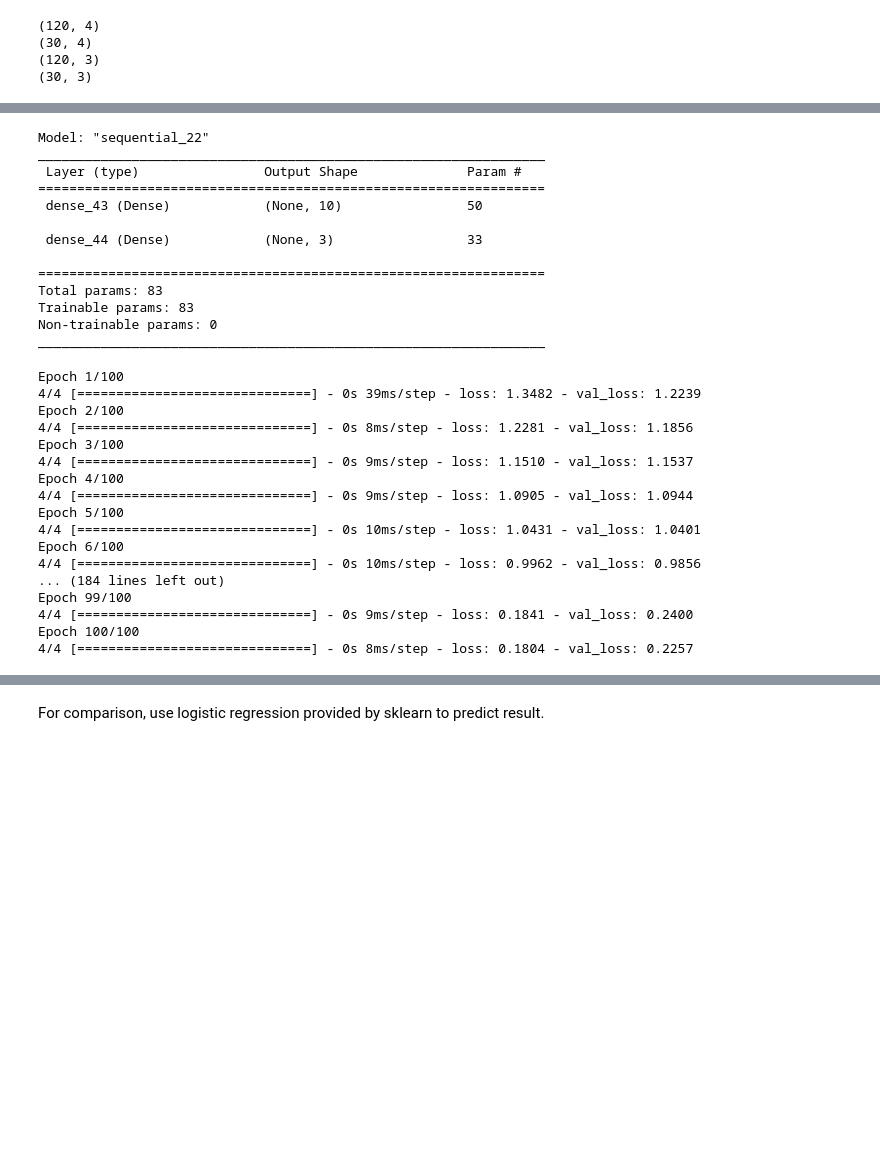
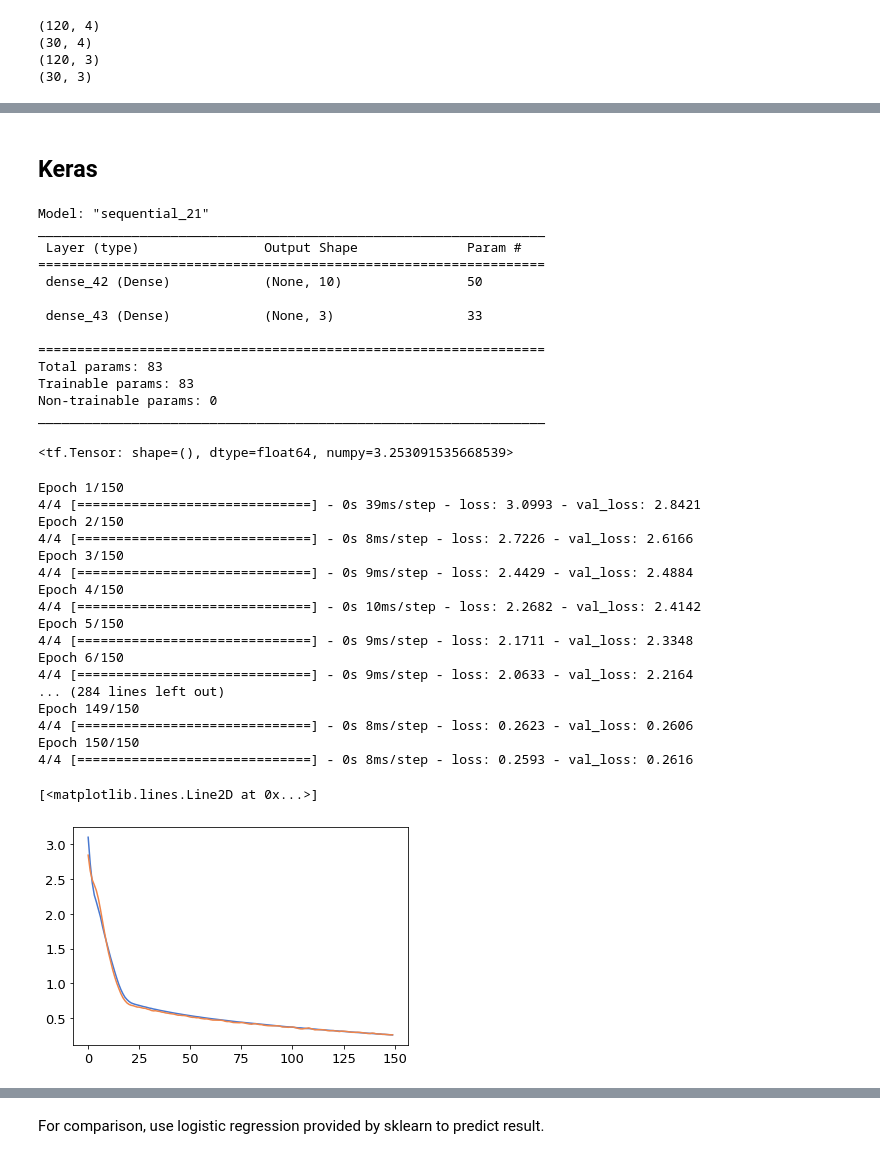
Before and after one commit to ztzhu1/basic, a Jupyter notebook: softmax.ipynb, the cells around one changed output, grey strips where cells are left out. Saved outputs shown, nothing was run; the diff lists cells and outputs as text; code cells hidden in the pictures; blank space fills up the shorter version.

```diff
--- a/softmax.ipynb
+++ b/softmax.ipynb
@@ -14,6 +14,10 @@ X_train, X_test, Y_train, Y_test = train_test_split(X, y, test_size=0.2, random_
 Y_train_encoded = OneHotEncoder().fit_transform(Y_train.reshape(-1, 1)).toarray()
 Y_test_encoded = OneHotEncoder().fit_transform(Y_test.reshape(-1, 1)).toarray()
 
+X_train = tf.convert_to_tensor(X_train)
+X_test = tf.convert_to_tensor(X_test)
+Y_train_encoded = tf.convert_to_tensor(Y_train_encoded)
+Y_test_encoded = tf.convert_to_tensor(Y_test_encoded)
 
 n0, m_total = X.shape
 print(X_train.shape)
@@ -28,43 +187,61 @@ print(Y_test_encoded.shape)
+# %% [markdown]
+## Keras
 # %%
+tf.random.set_seed(2)
 model = tf.keras.Sequential()
 model.add(tf.keras.layers.Dense(10, input_dim=X_train.shape[1], activation='relu'))
 model.add(tf.keras.layers.Dense(Y_train_encoded.shape[1], activation='softmax'))
 model.summary()
 # %% [output]
-Model: "sequential_22"
+Model: "sequential_21"
 _________________________________________________________________
  Layer (type)                Output Shape              Param #
 =================================================================
- dense_43 (Dense)            (None, 10)                50
+ dense_42 (Dense)            (None, 10)                50
 
- dense_44 (Dense)            (None, 3)                 33
+ dense_43 (Dense)            (None, 3)                 33
 
 =================================================================
 Total params: 83
 Trainable params: 83
 Non-trainable params: 0
 _________________________________________________________________
+# %%
+loss(Y_train_encoded, tf.cast(model(X_train), dtype=tf.float64))
+# %% [output]
+<tf.Tensor: shape=(), dtype=float64, numpy=3.253091535668539>
 # %%
-model.compile(optimizer=tf.keras.optimizers.Adam(learning_rate=0.003), loss='categorical_crossentropy')
-history = model.fit(X_train, Y_train_encoded, epochs=100, validation_data=(X_test, Y_test_encoded))
+model.compile(optimizer=tf.keras.optimizers.Adam(learning_rate=0.002), loss='categorical_crossentropy')
+history = model.fit(X_train, Y_train_encoded, epochs=150, validation_data=(X_test, Y_test_encoded))
 # %% [output]
-Epoch 1/100
-4/4 [==============================] - 0s 39ms/step - loss: 1.3482 - val_loss: 1.2239
-Epoch 2/100
-4/4 [==============================] - 0s 8ms/step - loss: 1.2281 - val_loss: 1.1856
-Epoch 3/100
-4/4 [==============================] - 0s 9ms/step - loss: 1.1510 - val_loss: 1.1537
-Epoch 4/100
-4/4 [==============================] - 0s 9ms/step - loss: 1.0905 - val_loss: 1.0944
-Epoch 5/100
-4/4 [==============================] - 0s 10ms/step - loss: 1.0431 - val_loss: 1.0401
-Epoch 6/100
-4/4 [==============================] - 0s 10ms/step - loss: 0.9962 - val_loss: 0.9856
-... (184 lines left out)
-Epoch 99/100
-4/4 [==============================] - 0s 9ms/step - loss: 0.1841 - val_loss: 0.2400
-Epoch 100/100
-4/4 [==============================] - 0s 8ms/step - loss: 0.1804 - val_loss: 0.2257
+Epoch 1/150
+4/4 [==============================] - 0s 39ms/step - loss: 3.0993 - val_loss: 2.8421
+Epoch 2/150
+4/4 [==============================] - 0s 8ms/step - loss: 2.7226 - val_loss: 2.6166
+Epoch 3/150
+4/4 [==============================] - 0s 9ms/step - loss: 2.4429 - val_loss: 2.4884
+Epoch 4/150
+4/4 [==============================] - 0s 10ms/step - loss: 2.2682 - val_loss: 2.4142
+Epoch 5/150
+4/4 [==============================] - 0s 9ms/step - loss: 2.1711 - val_loss: 2.3348
+Epoch 6/150
+4/4 [==============================] - 0s 9ms/step - loss: 2.0633 - val_loss: 2.2164
+... (284 lines left out)
+Epoch 149/150
+4/4 [==============================] - 0s 8ms/step - loss: 0.2623 - val_loss: 0.2606
+Epoch 150/150
+4/4 [==============================] - 0s 8ms/step - loss: 0.2593 - val_loss: 0.2616
+# %%
+from matplotlib import pyplot as plt
+import matplotlib
+matplotlib.rcParams.update({'font.size': 13})
+fig = plt.figure()
+ax = fig.add_subplot(111)
+ax.plot(range(len(history.history['loss'])), history.history['loss'])
+ax.plot(range(len(history.history['val_loss'])), history.history['val_loss'])
+# %% [output]
+[<matplotlib.lines.Line2D at 0x...>]
+[figure, added]
 # %%
 y_pred = np.argmax(model.predict(X_train), axis=1)
 print('train accuracy:', accuracy_score(Y_train, y_pred))
```
Also changed, not shown: parts of 7 cells of this notebook.
